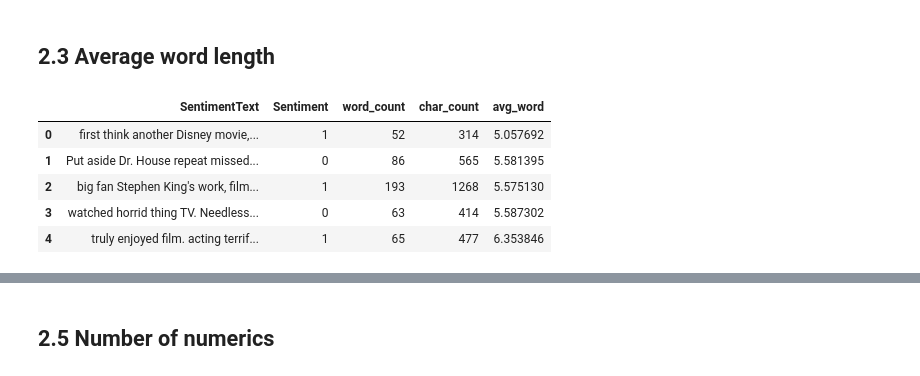
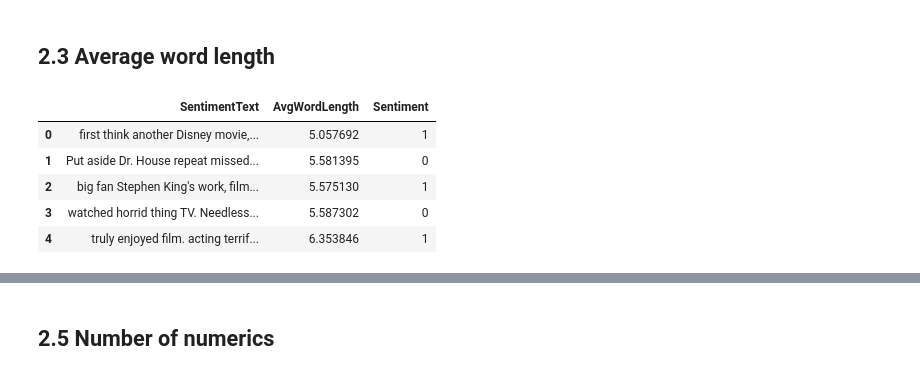
Before and after one commit to Mjauu/text-mining, a Jupyter notebook: sentiment-analysis.ipynb, the cells around one changed output, grey strips where cells are left out. Saved outputs shown, nothing was run; the diff lists cells and outputs as text; code cells hidden in the pictures.

```diff
--- a/sentiment-analysis.ipynb
+++ b/sentiment-analysis.ipynb
@@ -107,5 +109,4 @@ random.sample(data['SentimentText'].values.tolist(), 1)
 # %%
-# Assumption - the negative sentiments contain a lesser amount of words than the positive ones
-data['word_count'] = data['SentimentText'].apply(lambda x: len(str(x).split(" ")))
-data.head()
+data['WordCount'] = data['SentimentText'].apply(lambda x: len(str(x).split()))
+data[['SentimentText','WordCount','Sentiment']].head()
 # %% [output]
@@ -120,4 +121,0 @@ data.head()
-# %%
-# The calculation will also include the number of spaces
-data['char_count'] = data['SentimentText'].str.len() ## this also includes spaces
-data.head()
@@ -130,0 +122,3 @@ data.head()
+# %%
+data['CharCount'] = data['SentimentText'].apply(lambda x: len("".join(x.split())))
+data[['SentimentText','CharCount','Sentiment']].head()
@@ -133,16 +134,16 @@ data.head()
 # %%
 def avg_word(sentence):
   words = sentence.split()
   return (sum(len(word) for word in words)/len(words))
 
-data['avg_word'] = data['SentimentText'].apply(lambda x: avg_word(x))
-data.head()
+data['AvgWordLength'] = data['SentimentText'].apply(lambda x: avg_word(x))
+data[['SentimentText','AvgWordLength','Sentiment']].head()
 # %% [output]
-|  | SentimentText | Sentiment | word_count | char_count | avg_word |
-| 0 | first think another Disney movie,... | 1 | 52 | 314 | 5.057692 |
-| 1 | Put aside Dr. House repeat missed... | 0 | 86 | 565 | 5.581395 |
-| 2 | big fan Stephen King's work, film... | 1 | 193 | 1268 | 5.575130 |
-| 3 | watched horrid thing TV. Needless... | 0 | 63 | 414 | 5.587302 |
-| 4 | truly enjoyed film. acting terrif... | 1 | 65 | 477 | 6.353846 |
+|  | SentimentText | AvgWordLength | Sentiment |
+| 0 | first think another Disney movie,... | 5.057692 | 1 |
+| 1 | Put aside Dr. House repeat missed... | 5.581395 | 0 |
+| 2 | big fan Stephen King's work, film... | 5.575130 | 1 |
+| 3 | watched horrid thing TV. Needless... | 5.587302 | 0 |
+| 4 | truly enjoyed film. acting terrif... | 6.353846 | 1 |
 # %% [markdown]
 ## 2.4 Number of stopwords
```
Also changed, not shown: parts of 15 cells of this notebook.
